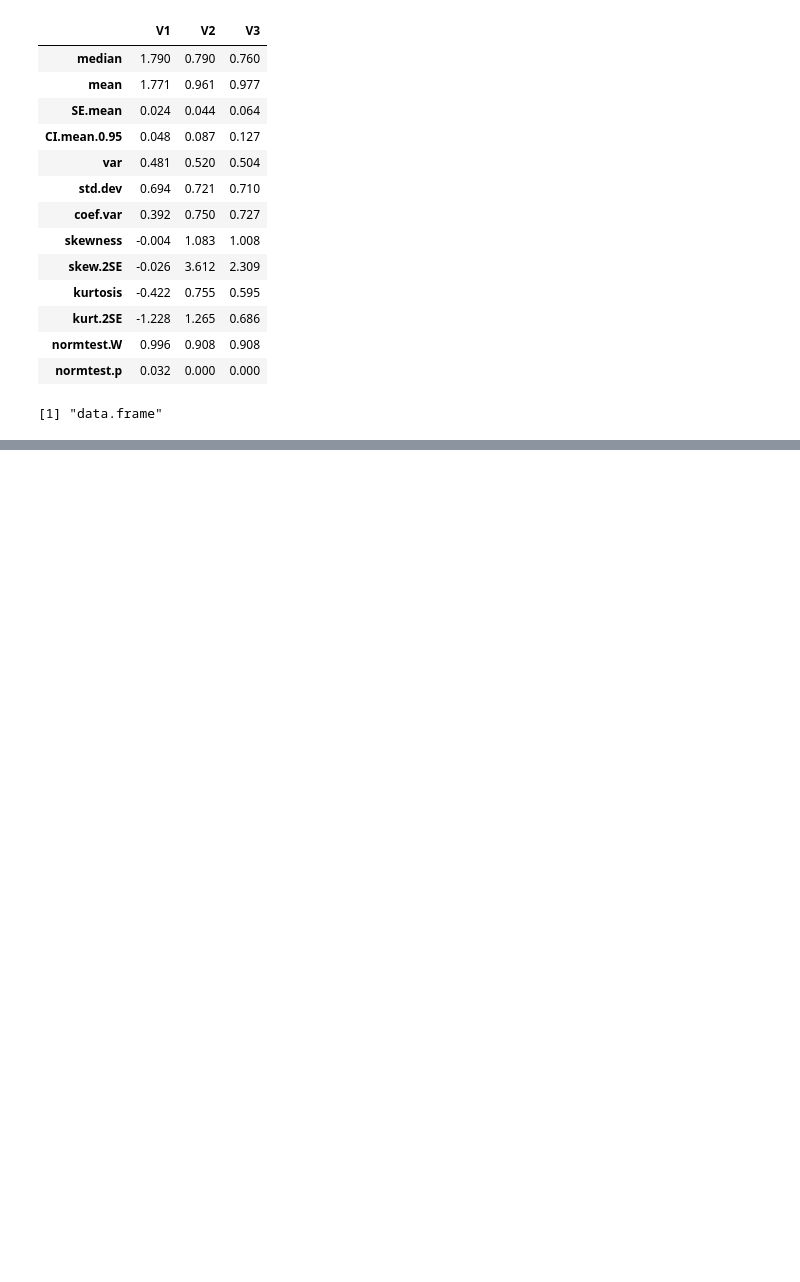
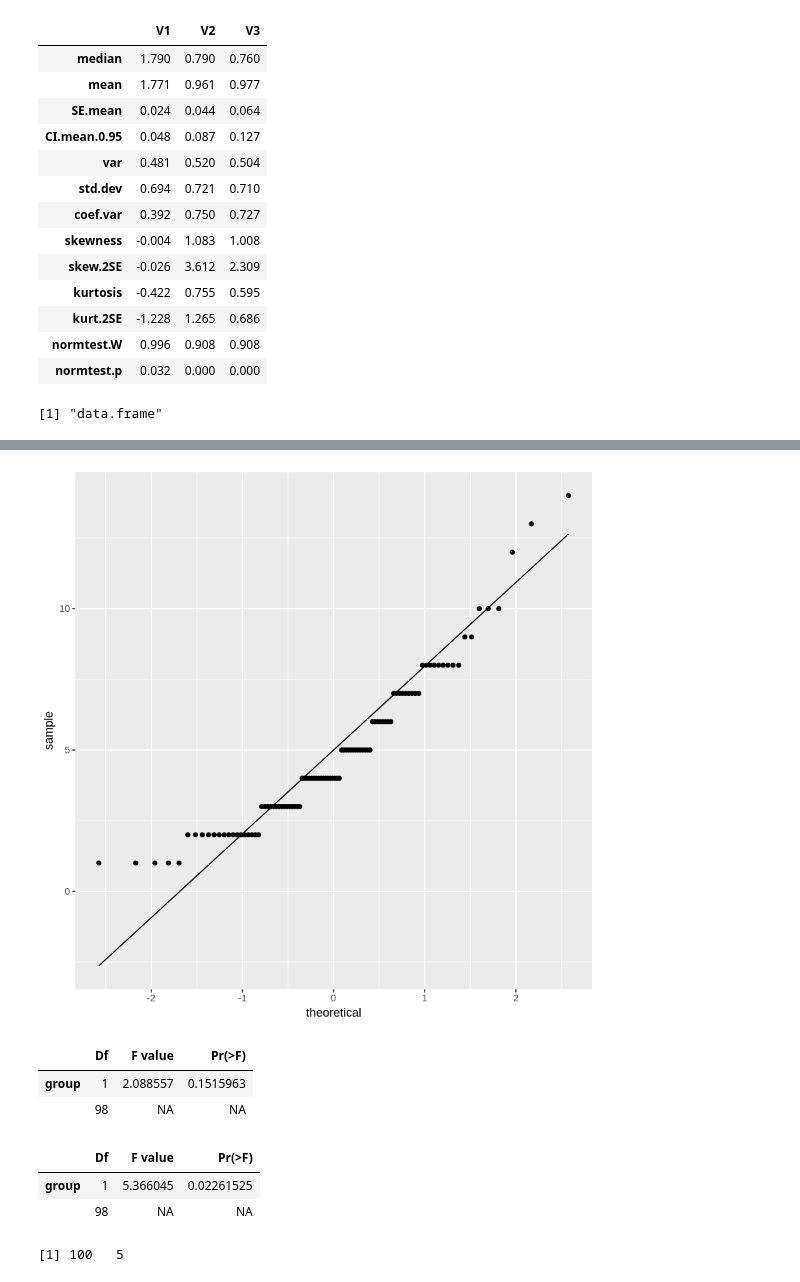
Before and after one commit to dknguyengit/fieldstats, a Jupyter notebook: 5.ipynb, the cells around one changed output, grey strips where cells are left out. Drawn from its saved outputs; the diff is of its cells as text; code cells hidden in the pictures; blank space fills up the shorter version.

```diff
--- a/5.ipynb
+++ b/5.ipynb
@@ -77,0 +202,20 @@ class(dlf[, c('day1', 'day2', 'day3')])
+# %%
+ggplot(rexam, aes(sample=numeracy)) + stat_qq() + stat_qq_line()
+# %% [output]
+[figure, added]
+# %%
+leveneTest(rexam$exam, rexam$uni)
+# %% [output]
+|  | Df | F value | Pr(>F) |
+| group | 1 | 2.088557 | 0.1515963 |
+|  | 98 | NA | NA |
+# %%
+leveneTest(rexam$numeracy, rexam$uni)
+# %% [output]
+|  | Df | F value | Pr(>F) |
+| group | 1 | 5.366045 | 0.02261525 |
+|  | 98 | NA | NA |
+# %%
+dim(rexam)
+# %% [output]
+[1] 100   5
```
Also changed, not shown: parts of 12 cells of this notebook.
